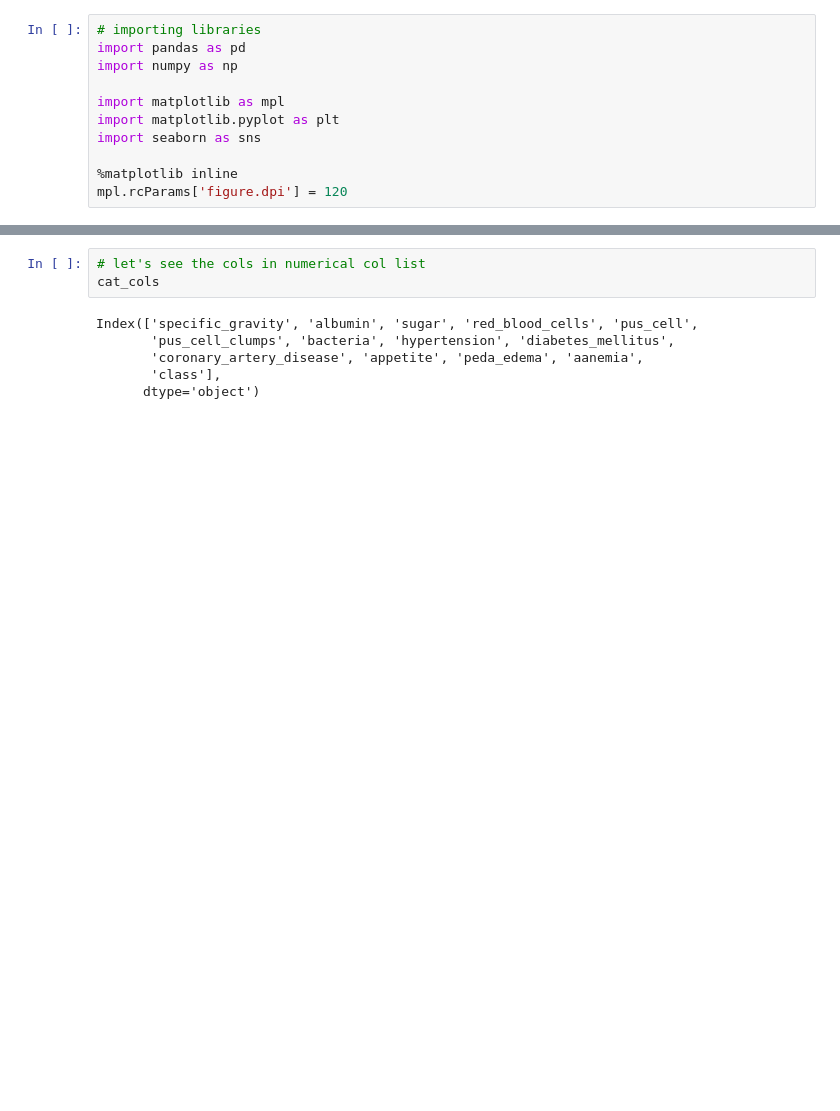
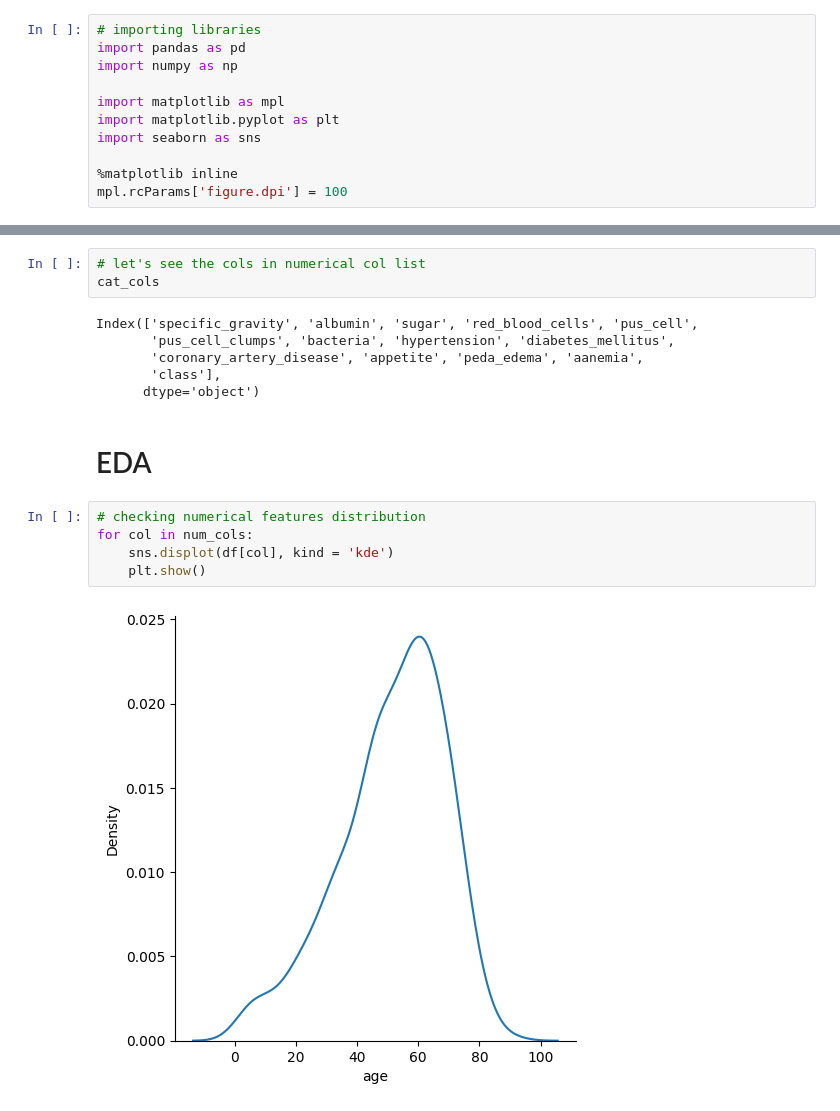
Before and after one commit to anupstar100/Chronic-Kidney-Disease-Prediction, a Jupyter notebook: Chronic_Kidney_Disease_Prediction.ipynb, the cells around one changed output, grey strips where cells are left out. Cells and saved outputs as stored; diff of their text form; blank space fills up the shorter version.

```diff
--- a/Chronic_Kidney_Disease_Prediction.ipynb
+++ b/Chronic_Kidney_Disease_Prediction.ipynb
@@ -80,7 +80,7 @@ import matplotlib.pyplot as plt
 import seaborn as sns
 
 %matplotlib inline
-mpl.rcParams['figure.dpi'] = 120
+mpl.rcParams['figure.dpi'] = 100
 # %%
 # reading the dataset
 df = pd.read_csv('/content/drive/MyDrive/Datasets/kidney_disease.csv')
@@ -228,3 +228,12 @@ Index(['specific_gravity', 'albumin', 'sugar', 'red_blood_cells', 'pus_cell',
        'coronary_artery_disease', 'appetite', 'peda_edema', 'aanemia',
        'class'],
       dtype='object')
+# %% [markdown]
+# EDA
+# %%
+# checking numerical features distribution
+for col in num_cols:
+    sns.displot(df[col], kind = 'kde')
+    plt.show()
+# %% [output]
+[figure, added]
```
Also changed, not shown: parts of 4 cells of this notebook.
